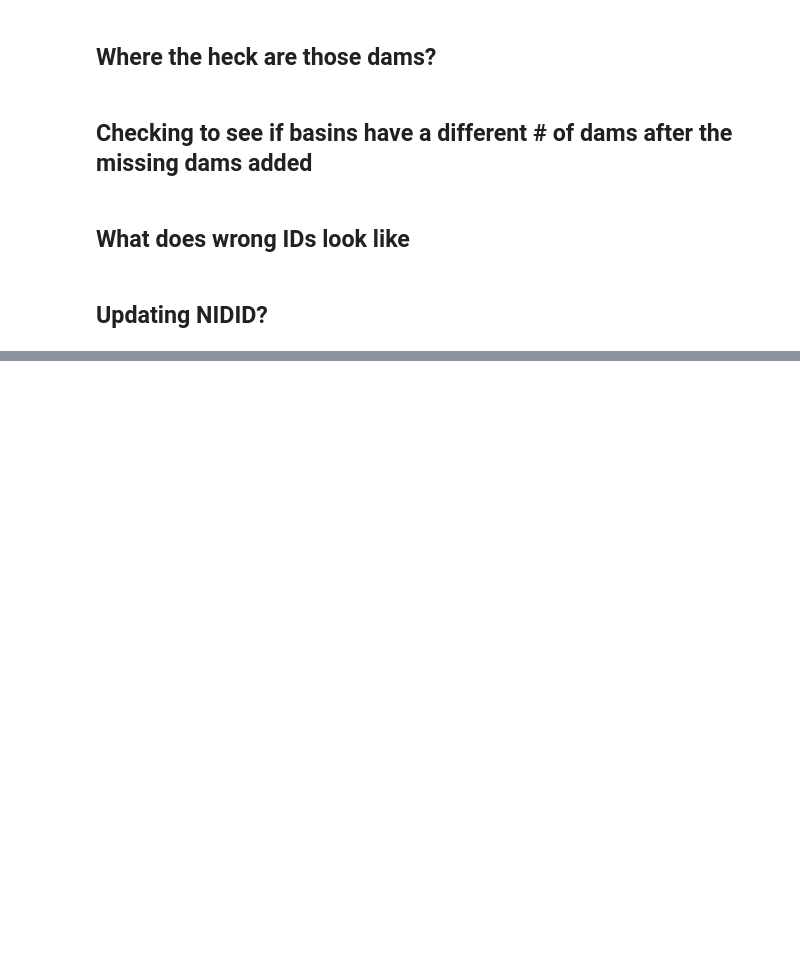
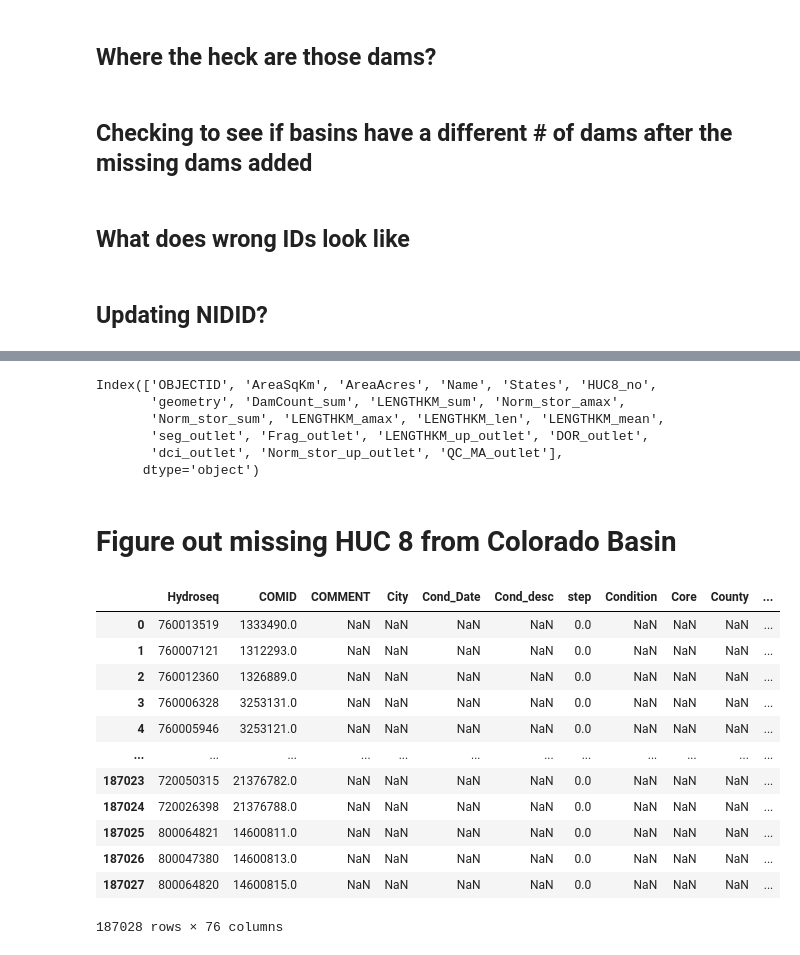
Before and after one commit to rspinti/River_bifurcation, a Jupyter notebook: archive/testing_things_part1000.ipynb, the cells around one changed output, grey strips where cells are left out. Saved outputs shown, nothing was run; the diff lists cells and outputs as text; code cells hidden in the pictures; blank space fills up the shorter version.

```diff
--- a/archive/testing_things_part1000.ipynb
+++ b/archive/testing_things_part1000.ipynb
@@ -176,0 +188,30 @@ Index(['OBJECTID', 'TNMID', 'MetaSource', 'SourceData', 'SourceOrig',
+# %%
+huc8 = huc8.merge(HUC8_summary, left_on = 'HUC8_no', right_on = 'HUC8', how = 'left')
+huc8 = huc8.drop(columns=['HUC8'])
+huc8.columns
+# %% [output]
+Index(['OBJECTID', 'AreaSqKm', 'AreaAcres', 'Name', 'States', 'HUC8_no',
+       'geometry', 'DamCount_sum', 'LENGTHKM_sum', 'Norm_stor_amax',
+       'Norm_stor_sum', 'LENGTHKM_amax', 'LENGTHKM_len', 'LENGTHKM_mean',
+       'seg_outlet', 'Frag_outlet', 'LENGTHKM_up_outlet', 'DOR_outlet',
+       'dci_outlet', 'Norm_stor_up_outlet', 'QC_MA_outlet'],
+      dtype='object')
+# %% [markdown]
+# Figure out missing HUC 8 from Colorado Basin
+# %%
+co = pd.read_csv(gdrive+'/test_workflow/Colorado.csv')
+co
+# %% [output]
+|  | Hydroseq | COMID | COMMENT | City | Cond_Date | Cond_desc | step | Condition | Core | County | ... |
+| 0 | 760013519 | 1333490.0 | NaN | NaN | NaN | NaN | 0.0 | NaN | NaN | NaN | ... |
+| 1 | 760007121 | 1312293.0 | NaN | NaN | NaN | NaN | 0.0 | NaN | NaN | NaN | ... |
+| 2 | 760012360 | 1326889.0 | NaN | NaN | NaN | NaN | 0.0 | NaN | NaN | NaN | ... |
+| 3 | 760006328 | 3253131.0 | NaN | NaN | NaN | NaN | 0.0 | NaN | NaN | NaN | ... |
+| 4 | 760005946 | 3253121.0 | NaN | NaN | NaN | NaN | 0.0 | NaN | NaN | NaN | ... |
+| ... | ... | ... | ... | ... | ... | ... | ... | ... | ... | ... | ... |
+| 187023 | 720050315 | 21376782.0 | NaN | NaN | NaN | NaN | 0.0 | NaN | NaN | NaN | ... |
+| 187024 | 720026398 | 21376788.0 | NaN | NaN | NaN | NaN | 0.0 | NaN | NaN | NaN | ... |
+| 187025 | 800064821 | 14600811.0 | NaN | NaN | NaN | NaN | 0.0 | NaN | NaN | NaN | ... |
+| 187026 | 800047380 | 14600813.0 | NaN | NaN | NaN | NaN | 0.0 | NaN | NaN | NaN | ... |
+| 187027 | 800064820 | 14600815.0 | NaN | NaN | NaN | NaN | 0.0 | NaN | NaN | NaN | ... |
+187028 rows × 76 columns
```
Also changed, not shown: parts of 13 cells of this notebook, 7 other files.
